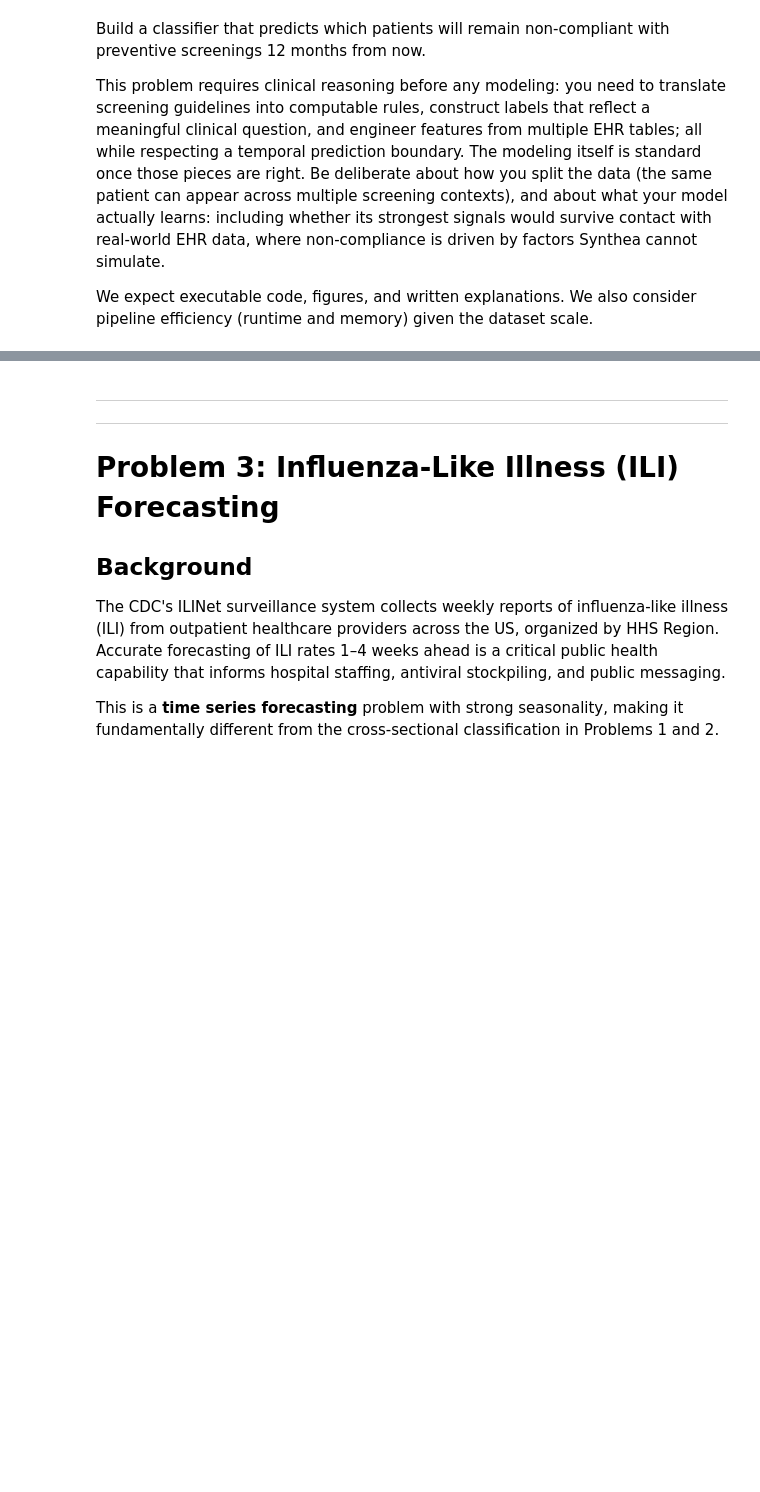
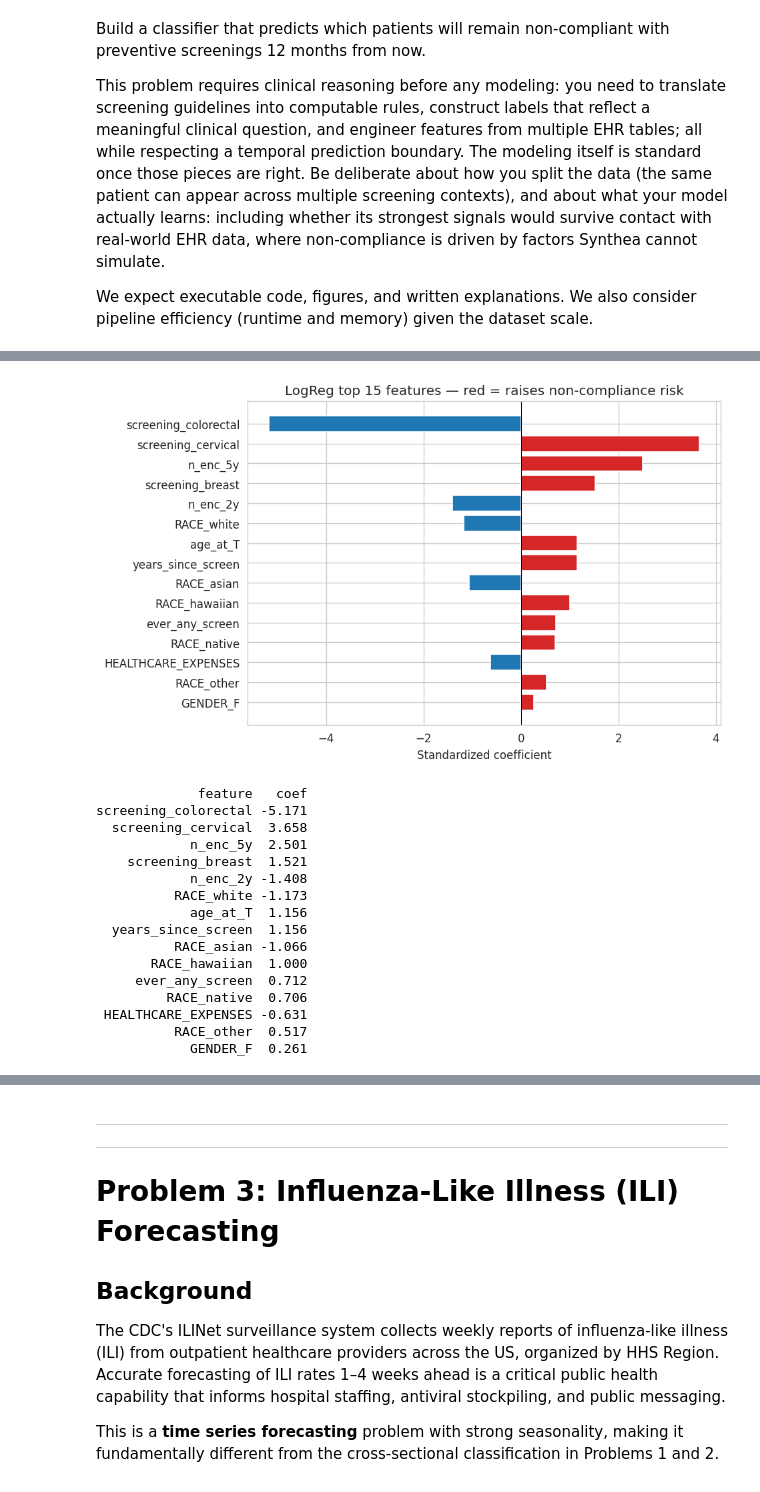
Before and after one commit to poonnakarn/ml-healthcare-hw3, a Jupyter notebook: BINF4002_HW3_v2.ipynb, the cells around one changed output, grey strips where cells are left out. Saved outputs shown, nothing was run; the diff lists cells and outputs as text; code cells hidden in the pictures; blank space fills up the shorter version.

```diff
--- a/BINF4002_HW3_v2.ipynb
+++ b/BINF4002_HW3_v2.ipynb
@@ -406,0 +986,53 @@ We expect executable code, figures, and written explanations. We also consider p
+# %%
+# ============================================================
+# 2.2 Feature importance (LogReg coefficients, full-fit)
+# ============================================================
+# --- THINK ALOUD ---------------------------------------------------------
+# Full-fit LogReg is fine for interpretation because (a) we already
+# evaluated on OOF predictions above, and (b) coefficient direction
+# is stable across folds. Positive coef => increases probability of
+# REMAINING non-compliant; negative => decreases it.
+#
+# This is also a gut-check for leakage: if a single feature dominates
+# with an absurd coefficient, suspect a leak. Here the expected winners
+# are `years_since_screen`, `never_screened_this`, and low-utilization
+# signals -- all observable strictly before T.
+# ------------------------------------------------------------------------
+
+pipe_lr = models['LogReg'].fit(X_df, y)
+oh      = pipe_lr.named_steps['pre'].named_transformers_['cat']
+names   = list(oh.get_feature_names_out(CAT_COLS)) + NUM_COLS
+coef    = pipe_lr.named_steps['clf'].coef_[0]
+
+imp = (pd.DataFrame({'feature': names, 'coef': coef})
+         .assign(absc=lambda d: d['coef'].abs())
+         .sort_values('absc', ascending=False)
+         .head(15))
+
+fig, ax = plt.subplots(figsize=(8, 5))
+colors = ['tab:red' if c > 0 else 'tab:blue' for c in imp['coef']]
+ax.barh(imp['feature'][::-1], imp['coef'][::-1], color=colors[::-1])
+ax.axvline(0, color='k', lw=0.6)
+ax.set_title('LogReg top 15 features — red = raises non-compliance risk')
+ax.set_xlabel('Standardized coefficient')
+plt.tight_layout(); plt.show()
+
+print(imp[['feature', 'coef']].round(3).to_string(index=False))
+# %% [output]
+[figure, added]
+             feature   coef
+screening_colorectal -5.171
+  screening_cervical  3.658
+            n_enc_5y  2.501
+    screening_breast  1.521
+            n_enc_2y -1.408
+          RACE_white -1.173
+            age_at_T  1.156
+  years_since_screen  1.156
+          RACE_asian -1.066
+       RACE_hawaiian  1.000
+     ever_any_screen  0.712
+         RACE_native  0.706
+ HEALTHCARE_EXPENSES -0.631
+          RACE_other  0.517
+            GENDER_F  0.261
```
Also changed, not shown: parts of 18 cells of this notebook.
